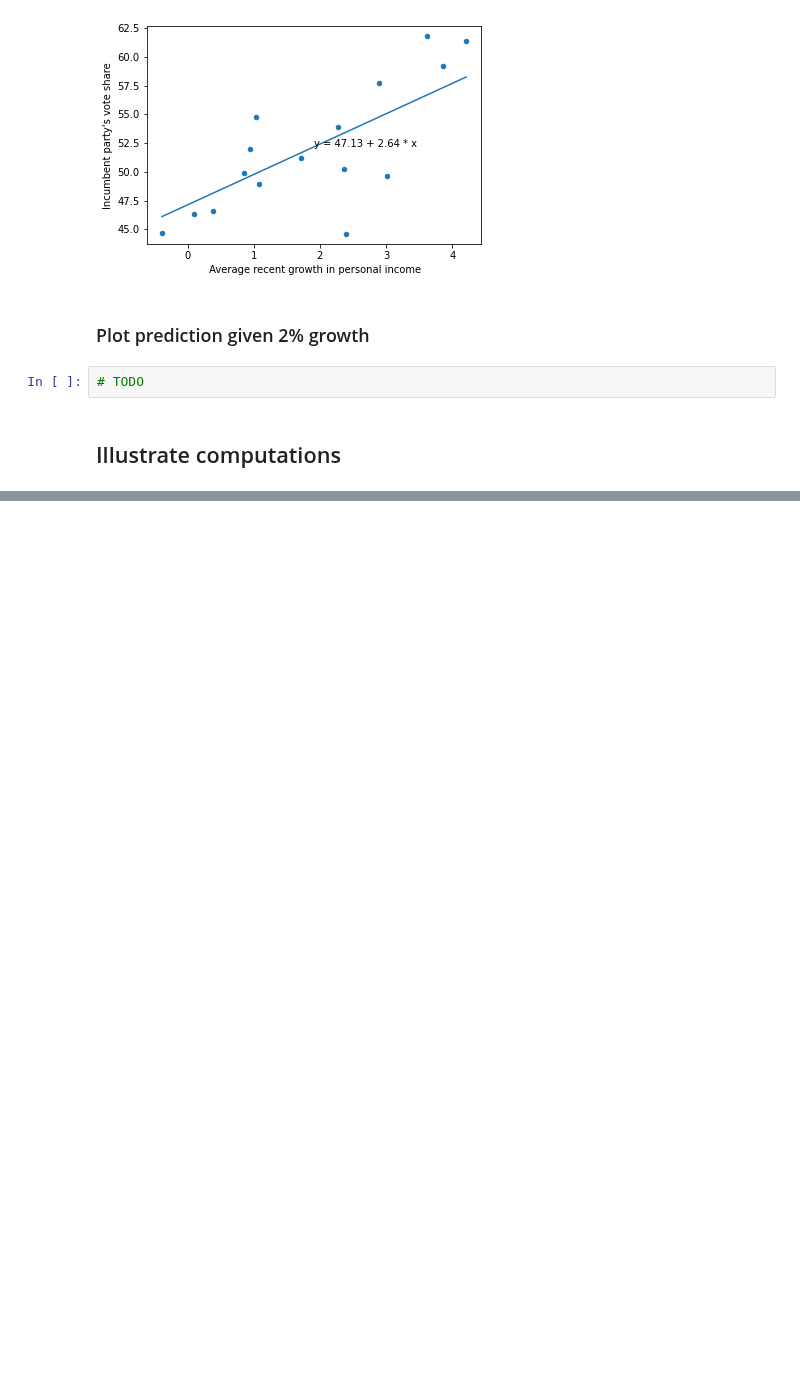
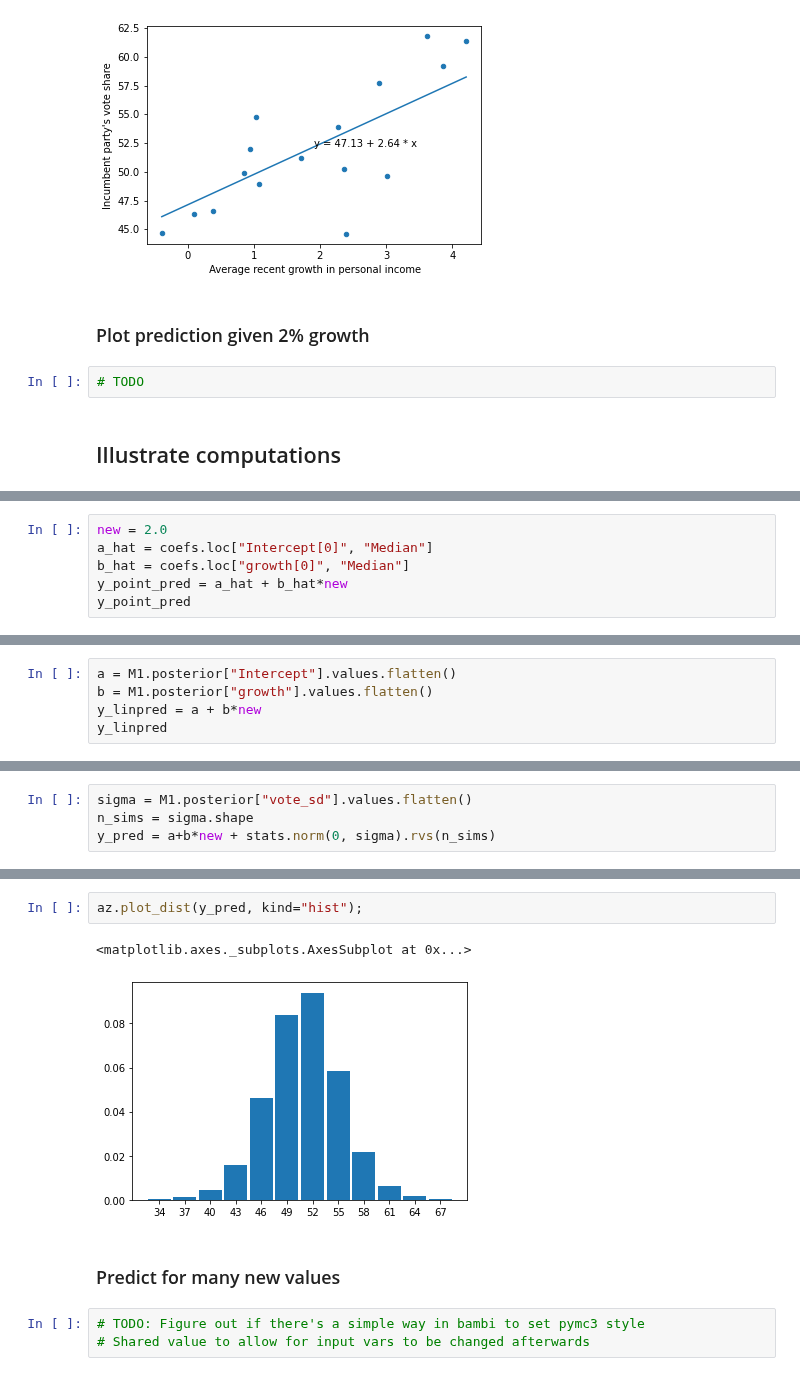
Before and after one commit to bambinos/educational-resources, a Jupyter notebook: ROS/ElectionsEconomy/Hibbs.ipynb, the cells around one changed output, grey strips where cells are left out. Cells and saved outputs as stored; diff of their text form; blank space fills up the shorter version.

```diff
--- a/ROS/ElectionsEconomy/Hibbs.ipynb
+++ b/ROS/ElectionsEconomy/Hibbs.ipynb
@@ -150,0 +213,6 @@ ax.set_ylabel("Incumbent party's vote share");
+# %%
+new = 2.0
+a_hat = coefs.loc["Intercept[0]", "Median"]
+b_hat = coefs.loc["growth[0]", "Median"]
+y_point_pred = a_hat + b_hat*new
+y_point_pred
@@ -150,0 +228,5 @@ ax.set_ylabel("Incumbent party's vote share");
+# %%
+a = M1.posterior["Intercept"].values.flatten()
+b = M1.posterior["growth"].values.flatten()
+y_linpred = a + b*new
+y_linpred
@@ -150,0 +244,4 @@ ax.set_ylabel("Incumbent party's vote share");
+# %%
+sigma = M1.posterior["vote_sd"].values.flatten()
+n_sims = sigma.shape
+y_pred = a+b*new + stats.norm(0, sigma).rvs(n_sims)
@@ -150,0 +261,10 @@ ax.set_ylabel("Incumbent party's vote share");
+# %%
+az.plot_dist(y_pred, kind="hist");
+# %% [output]
+<matplotlib.axes._subplots.AxesSubplot at 0x...>
+[figure, added]
+# %% [markdown]
+### Predict for many new values
+# %%
+# TODO: Figure out if there's a simple way in bambi to set pymc3 style
+# Shared value to allow for input vars to be changed afterwards
```
Also changed, not shown: parts of 27 cells of this notebook.
